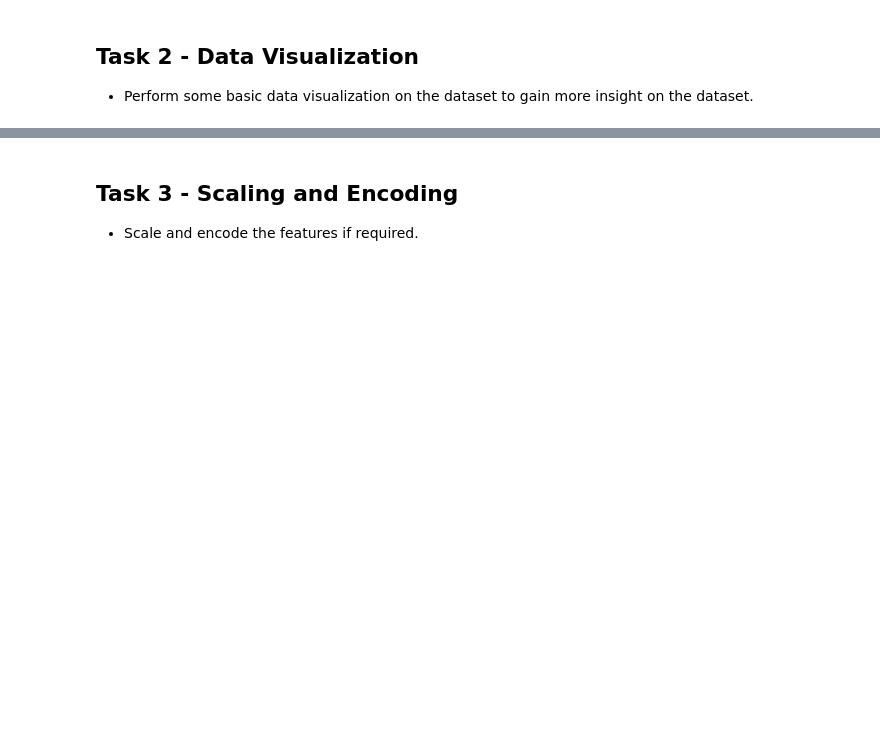
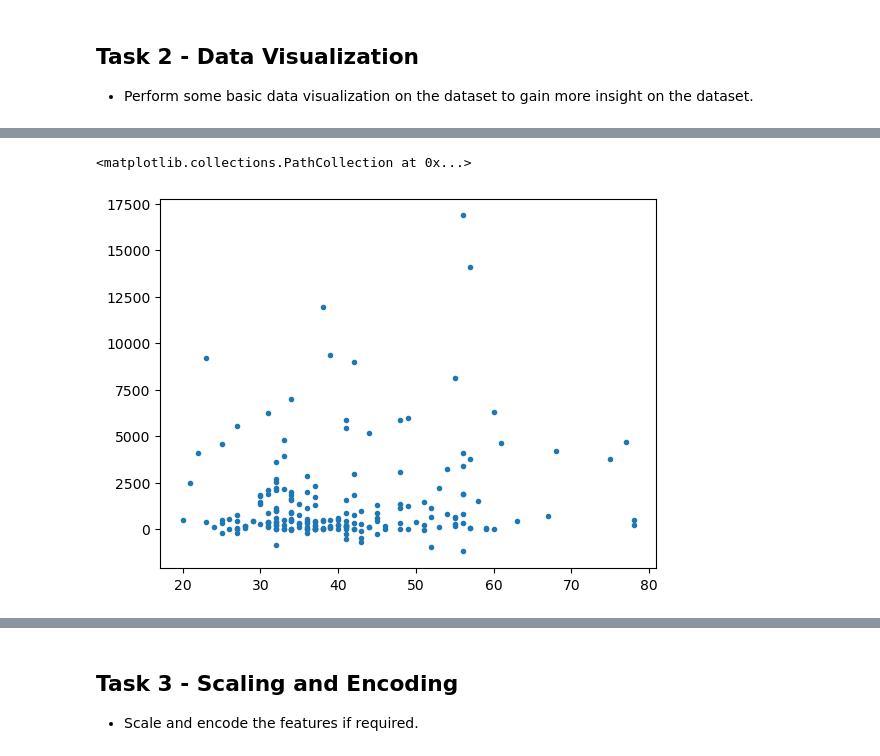
Before and after one commit to DysthymiaDemon/ICT2507C-Unsupervised-Learning, a Jupyter notebook: PCA_Exercise_2.ipynb, the cells around one changed output, grey strips where cells are left out. Cells and saved outputs as stored; diff of their text form; code cells hidden in the pictures; blank space fills up the shorter version.

```diff
--- a/PCA_Exercise_2.ipynb
+++ b/PCA_Exercise_2.ipynb
@@ -13,0 +104,5 @@ Your task now is to perform a dimension reduction on the provided dataset using
+# %%
+plt.scatter(numeric_df['age'], numeric_df['balance'], marker= '.')
+# %% [output]
+<matplotlib.collections.PathCollection at 0x...>
+[figure, added]
```
Also changed, not shown: parts of 9 cells of this notebook.
